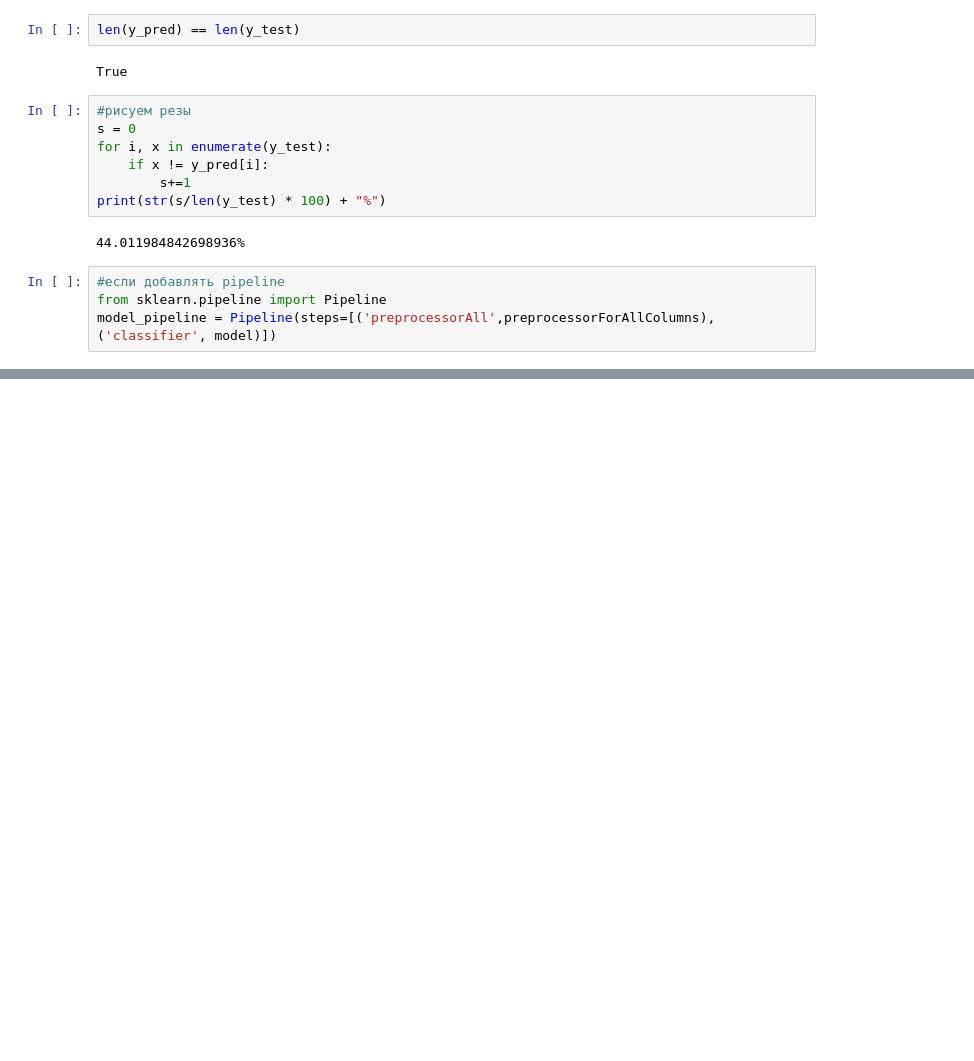
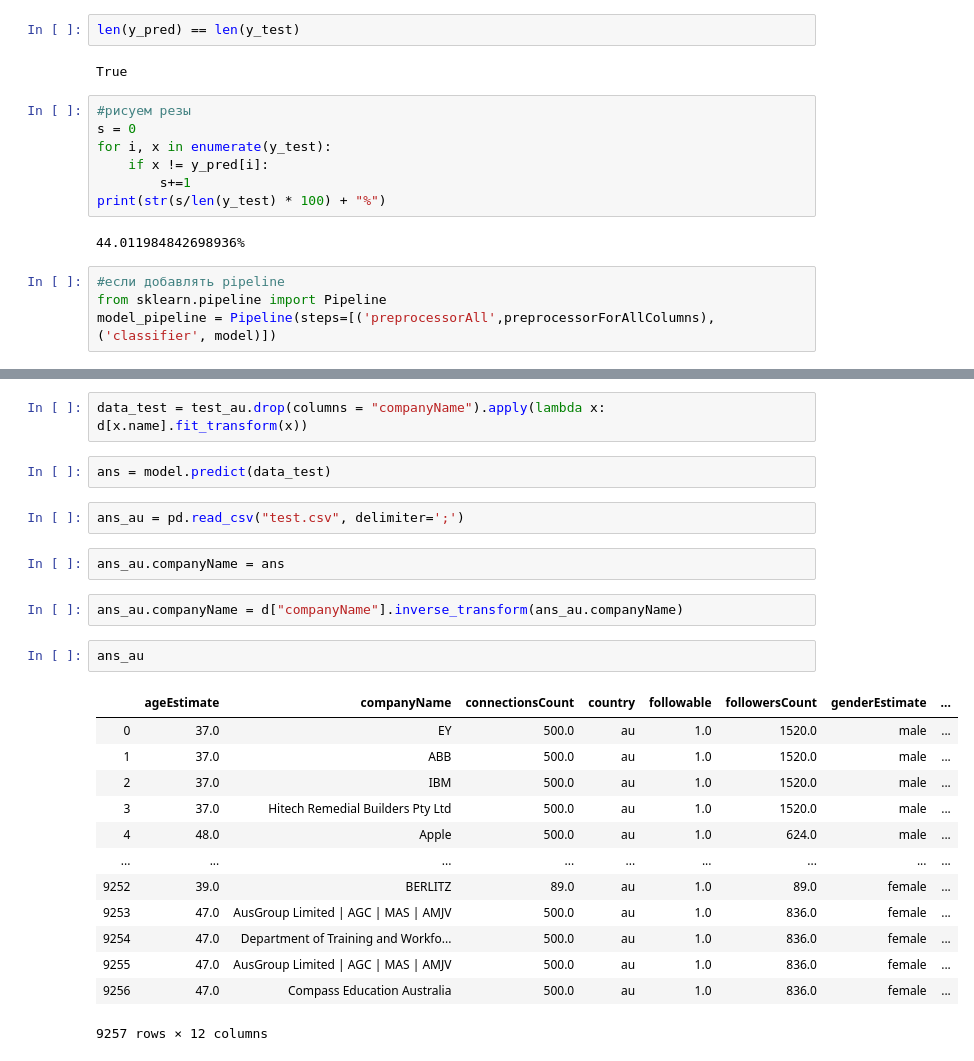
Before and after one commit to Melnikovartem/trud_hack, a Jupyter notebook: artem/working with data.ipynb, the cells around one changed output, grey strips where cells are left out. Drawn from its saved outputs; the diff is of its cells as text; blank space fills up the shorter version.

Commit message:
worked with test data

```diff
--- a/artem/working with data.ipynb
+++ b/artem/working with data.ipynb
@@ -99,0 +224,26 @@ model_pipeline = Pipeline(steps=[('preprocessorAll',preprocessorForAllColumns),(
+# %%
+data_test = test_au.drop(columns = "companyName").apply(lambda x: d[x.name].fit_transform(x))
+# %%
+ans = model.predict(data_test)
+# %%
+ans_au = pd.read_csv("test.csv", delimiter=';')
+# %%
+ans_au.companyName = ans
+# %%
+ans_au.companyName = d["companyName"].inverse_transform(ans_au.companyName)
+# %%
+ans_au
+# %% [output]
+|  | ageEstimate | companyName | connectionsCount | country | followable | followersCount | genderEstimate | ... |
+| 0 | 37.0 | EY | 500.0 | au | 1.0 | 1520.0 | male | ... |
+| 1 | 37.0 | ABB | 500.0 | au | 1.0 | 1520.0 | male | ... |
+| 2 | 37.0 | IBM | 500.0 | au | 1.0 | 1520.0 | male | ... |
+| 3 | 37.0 | Hitech Remedial Builders Pty Ltd | 500.0 | au | 1.0 | 1520.0 | male | ... |
+| 4 | 48.0 | Apple | 500.0 | au | 1.0 | 624.0 | male | ... |
+| ... | ... | ... | ... | ... | ... | ... | ... | ... |
+| 9252 | 39.0 | BERLITZ | 89.0 | au | 1.0 | 89.0 | female | ... |
+| 9253 | 47.0 | AusGroup Limited | AGC | MAS | AMJV | 500.0 | au | 1.0 | 836.0 | female | ... |
+| 9254 | 47.0 | Department of Training and Workfo... | 500.0 | au | 1.0 | 836.0 | female | ... |
+| 9255 | 47.0 | AusGroup Limited | AGC | MAS | AMJV | 500.0 | au | 1.0 | 836.0 | female | ... |
+| 9256 | 47.0 | Compass Education Australia | 500.0 | au | 1.0 | 836.0 | female | ... |
+9257 rows × 12 columns
```
Also changed, not shown: parts of 16 cells of this notebook, 1 other file.
